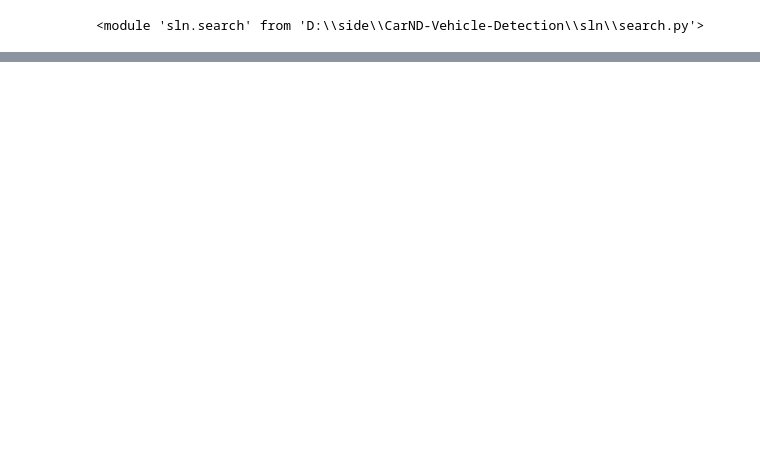
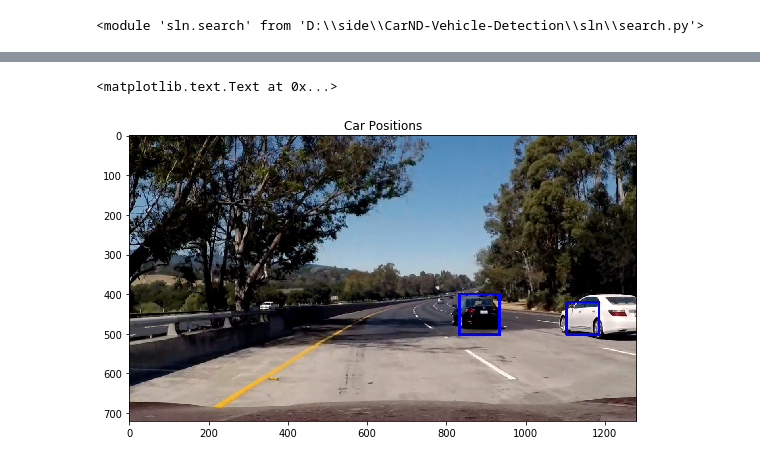
Before and after one commit to ab1153/CarND-Vehicle-Detection, a Jupyter notebook: test.ipynb, the cells around one changed output, grey strips where cells are left out. Saved outputs shown, nothing was run; the diff lists cells and outputs as text; code cells hidden in the pictures; blank space fills up the shorter version.

```diff
--- a/test.ipynb
+++ b/test.ipynb
@@ -35,0 +28,9 @@ NameError: name 'cv2' is not defined
+# %%
+draw_img = search.draw_result(img, bboxes)
+fig = plt.figure(figsize=(20,6))
+plt.subplot(121)
+plt.imshow(draw_img)
+plt.title('Car Positions')
+# %% [output]
+<matplotlib.text.Text at 0x...>
+[figure, added]
```
Also changed, not shown: parts of 5 cells of this notebook, 5 other files.
